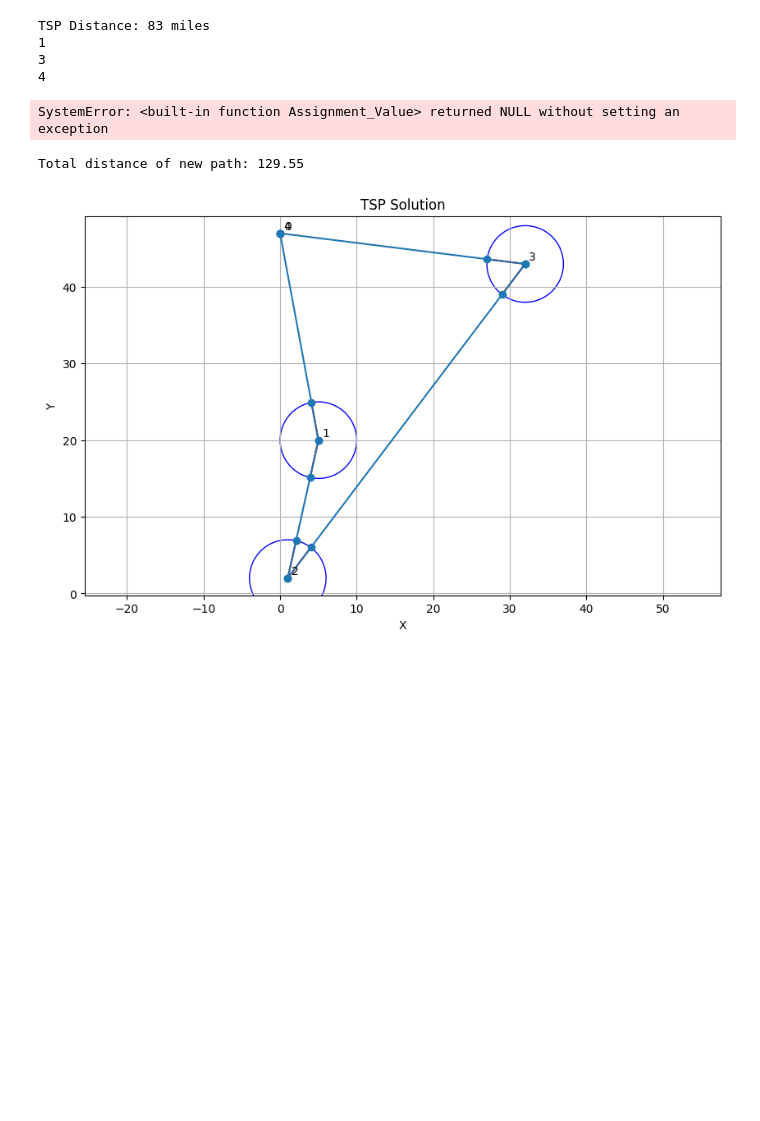
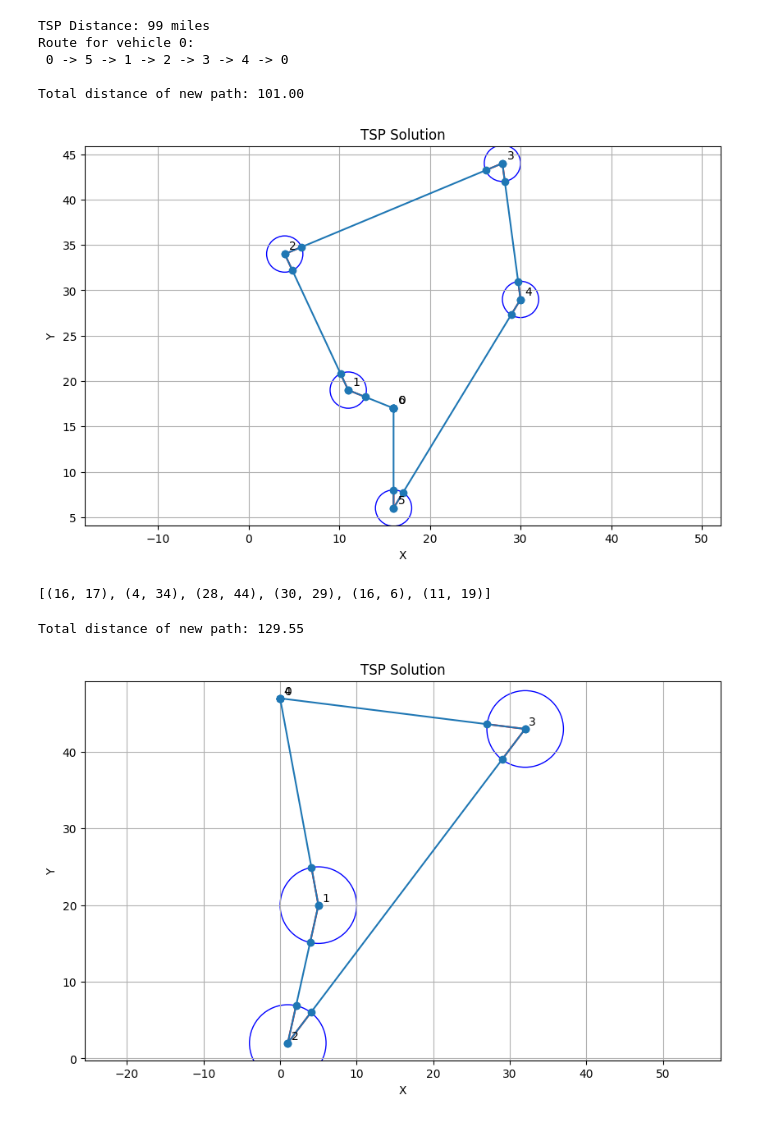
Before and after one commit to abejeyapratap/codetest, a Jupyter notebook: Landing robot/Codes/TSP3.ipynb, the cells around one changed output. Saved outputs shown, nothing was run; the diff lists cells and outputs as text; code cells hidden in the pictures; blank space fills up the shorter version.

```diff
--- a/Landing robot/Codes/TSP3.ipynb
+++ b/Landing robot/Codes/TSP3.ipynb
@@ -174,16 +174,21 @@ def plot_solution_fixed(waypoints, plan_output, radius):
     return total_distance
 # %%
 if __name__ == '__main__':
-    waypoints = [(random.randint(0, 50), random.randint(0, 50)) for _ in range(4)]
+    waypoints = [(random.randint(0, 50), random.randint(0, 50)) for _ in range(6)]
     # waypoints = [(0, 47), (1, 2), (5, 20), (32, 43)]
     radius = 2
     plan_output = main(waypoints, radius)
 # %% [output]
-TSP Distance: 83 miles
-1
-3
-4
+TSP Distance: 99 miles
+Route for vehicle 0:
+ 0 -> 5 -> 1 -> 2 -> 3 -> 4 -> 0
+
+Total distance of new path: 101.00
-SystemError: <built-in function Assignment_Value> returned NULL without setting an exception
+[figure, added]
+# %%
+waypoints
+# %% [output]
+[(16, 17), (4, 34), (28, 44), (30, 29), (16, 6), (11, 19)]
 # %%
 waypoints_test = [(0, 47), (1, 2), (5, 20), (32, 43)]
 
```
Also changed, not shown: 1 other file.
